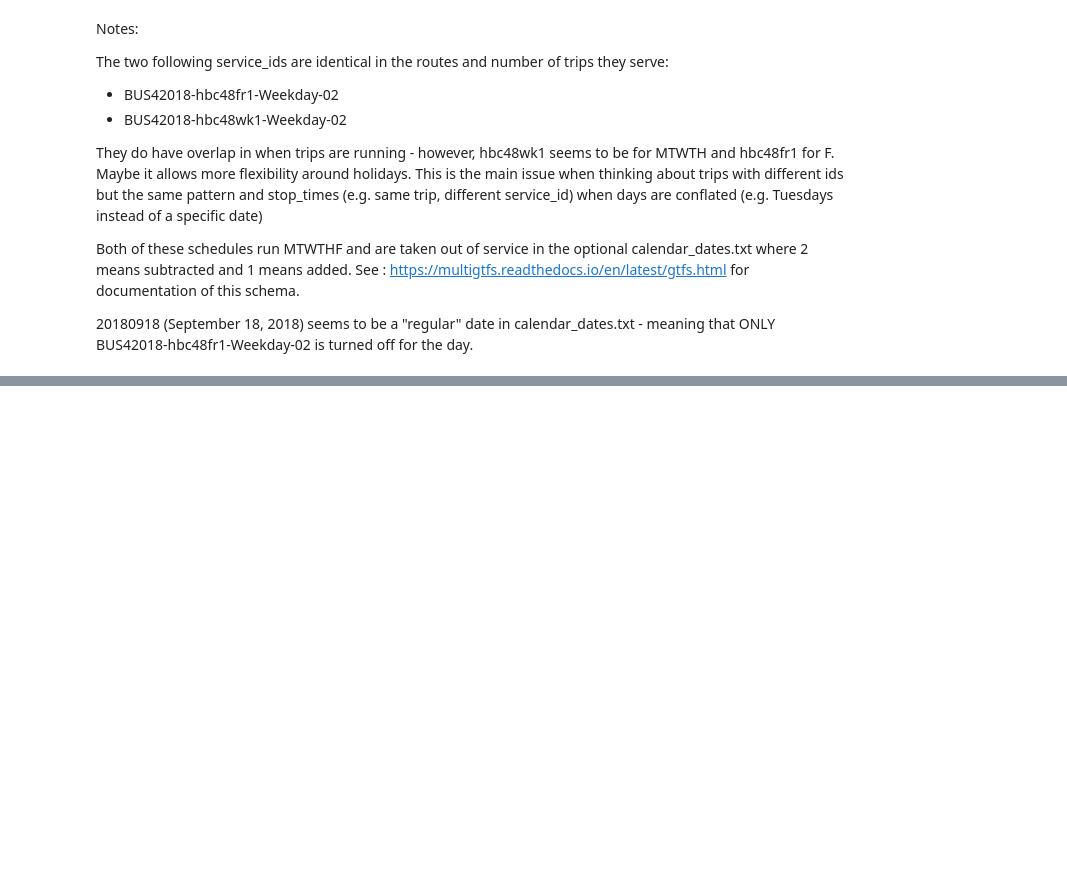
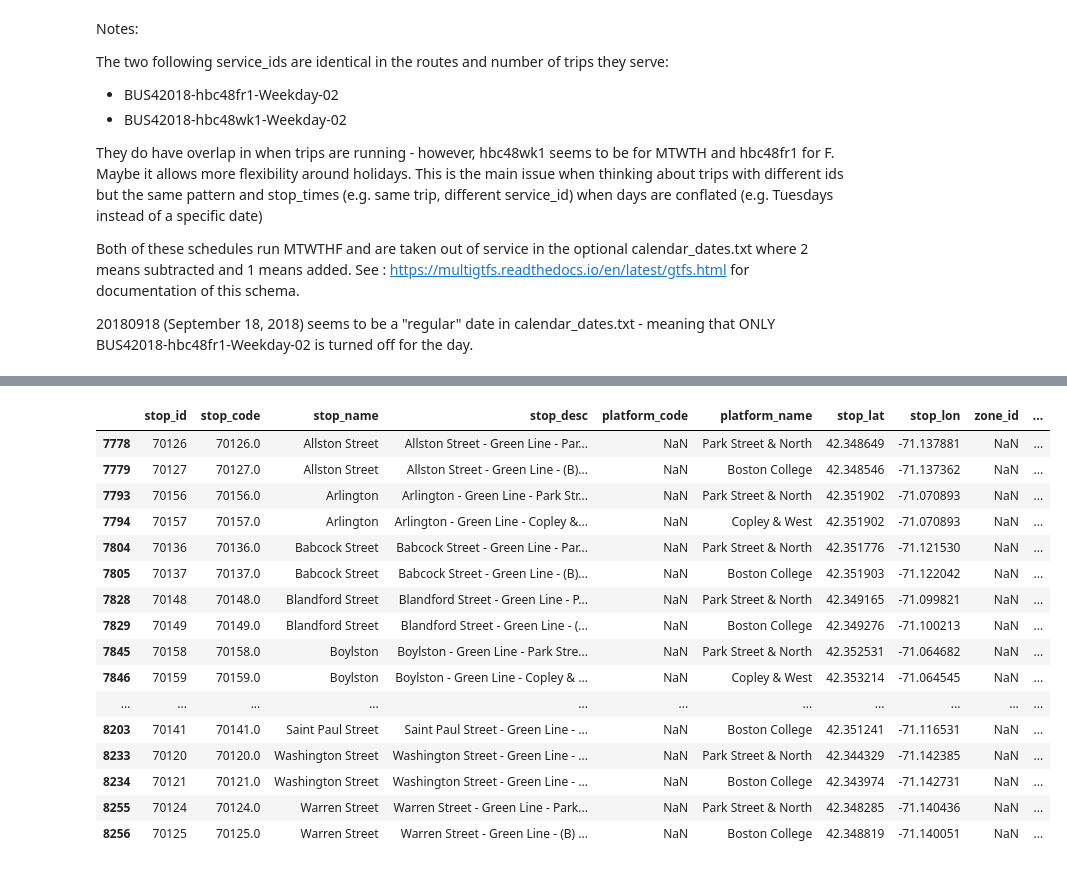
Before and after one commit to mmatkinson7/gtfs_transcad_prep, a Jupyter notebook: gtfs_system_analysis.ipynb, the cells around one changed output, grey strips where cells are left out. Drawn from its saved outputs; the diff is of its cells as text; code cells hidden in the pictures; blank space fills up the shorter version.

```diff
--- a/gtfs_system_analysis.ipynb
+++ b/gtfs_system_analysis.ipynb
@@ -145,0 +162,20 @@ Both of these schedules run MTWTHF and are taken out of service in the optional
+# %%
+gtfsfeeds_dfs.stops.query('stop_id in @bline_stops')
+# %% [output]
+|  | stop_id | stop_code | stop_name | stop_desc | platform_code | platform_name | stop_lat | stop_lon | zone_id | ... |
+| 7778 | 70126 | 70126.0 | Allston Street | Allston Street - Green Line - Par... | NaN | Park Street & North | 42.348649 | -71.137881 | NaN | ... |
+| 7779 | 70127 | 70127.0 | Allston Street | Allston Street - Green Line - (B)... | NaN | Boston College | 42.348546 | -71.137362 | NaN | ... |
+| 7793 | 70156 | 70156.0 | Arlington | Arlington - Green Line - Park Str... | NaN | Park Street & North | 42.351902 | -71.070893 | NaN | ... |
+| 7794 | 70157 | 70157.0 | Arlington | Arlington - Green Line - Copley &... | NaN | Copley & West | 42.351902 | -71.070893 | NaN | ... |
+| 7804 | 70136 | 70136.0 | Babcock Street | Babcock Street - Green Line - Par... | NaN | Park Street & North | 42.351776 | -71.121530 | NaN | ... |
+| 7805 | 70137 | 70137.0 | Babcock Street | Babcock Street - Green Line - (B)... | NaN | Boston College | 42.351903 | -71.122042 | NaN | ... |
+| 7828 | 70148 | 70148.0 | Blandford Street | Blandford Street - Green Line - P... | NaN | Park Street & North | 42.349165 | -71.099821 | NaN | ... |
+| 7829 | 70149 | 70149.0 | Blandford Street | Blandford Street - Green Line - (... | NaN | Boston College | 42.349276 | -71.100213 | NaN | ... |
+| 7845 | 70158 | 70158.0 | Boylston | Boylston - Green Line - Park Stre... | NaN | Park Street & North | 42.352531 | -71.064682 | NaN | ... |
+| 7846 | 70159 | 70159.0 | Boylston | Boylston - Green Line - Copley & ... | NaN | Copley & West | 42.353214 | -71.064545 | NaN | ... |
+| ... | ... | ... | ... | ... | ... | ... | ... | ... | ... | ... |
+| 8203 | 70141 | 70141.0 | Saint Paul Street | Saint Paul Street - Green Line - ... | NaN | Boston College | 42.351241 | -71.116531 | NaN | ... |
+| 8233 | 70120 | 70120.0 | Washington Street | Washington Street - Green Line - ... | NaN | Park Street & North | 42.344329 | -71.142385 | NaN | ... |
+| 8234 | 70121 | 70121.0 | Washington Street | Washington Street - Green Line - ... | NaN | Boston College | 42.343974 | -71.142731 | NaN | ... |
+| 8255 | 70124 | 70124.0 | Warren Street | Warren Street - Green Line - Park... | NaN | Park Street & North | 42.348285 | -71.140436 | NaN | ... |
+| 8256 | 70125 | 70125.0 | Warren Street | Warren Street - Green Line - (B) ... | NaN | Boston College | 42.348819 | -71.140051 | NaN | ... |
```
Also changed, not shown: parts of 9 cells of this notebook.
